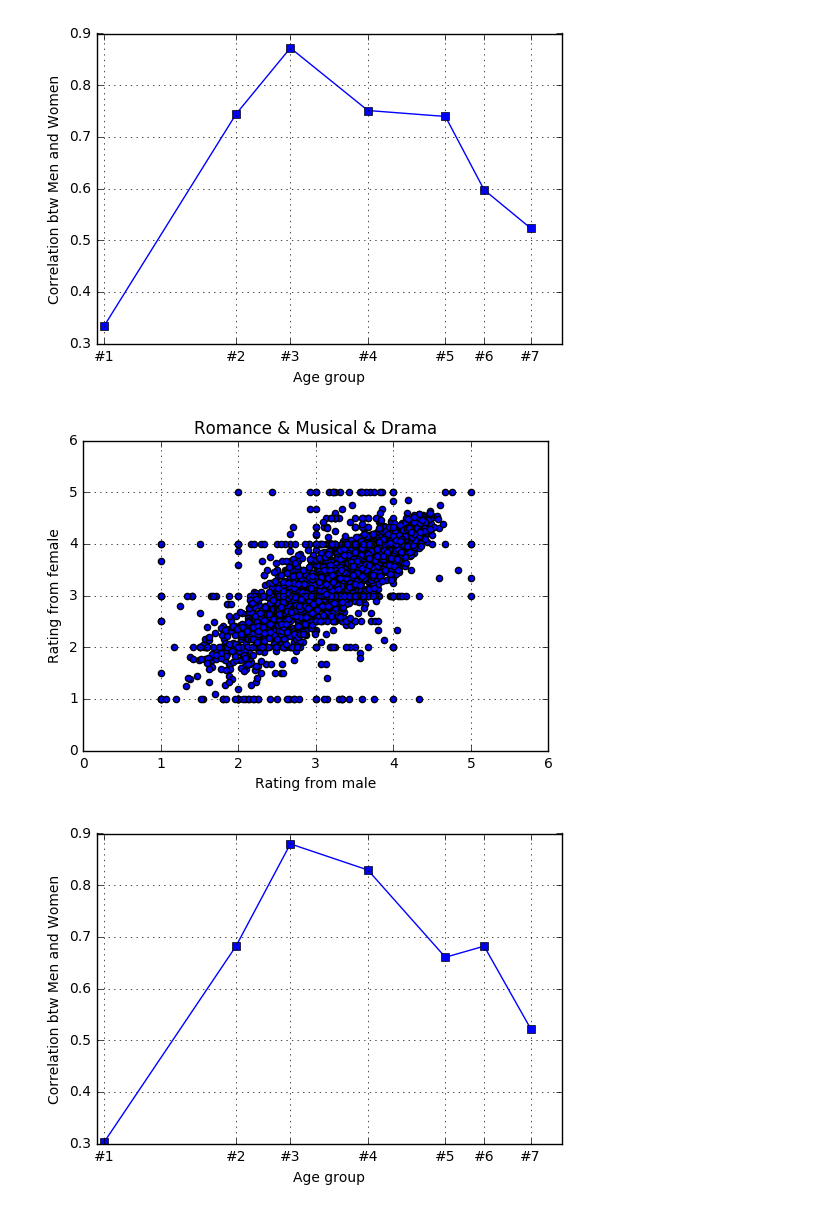
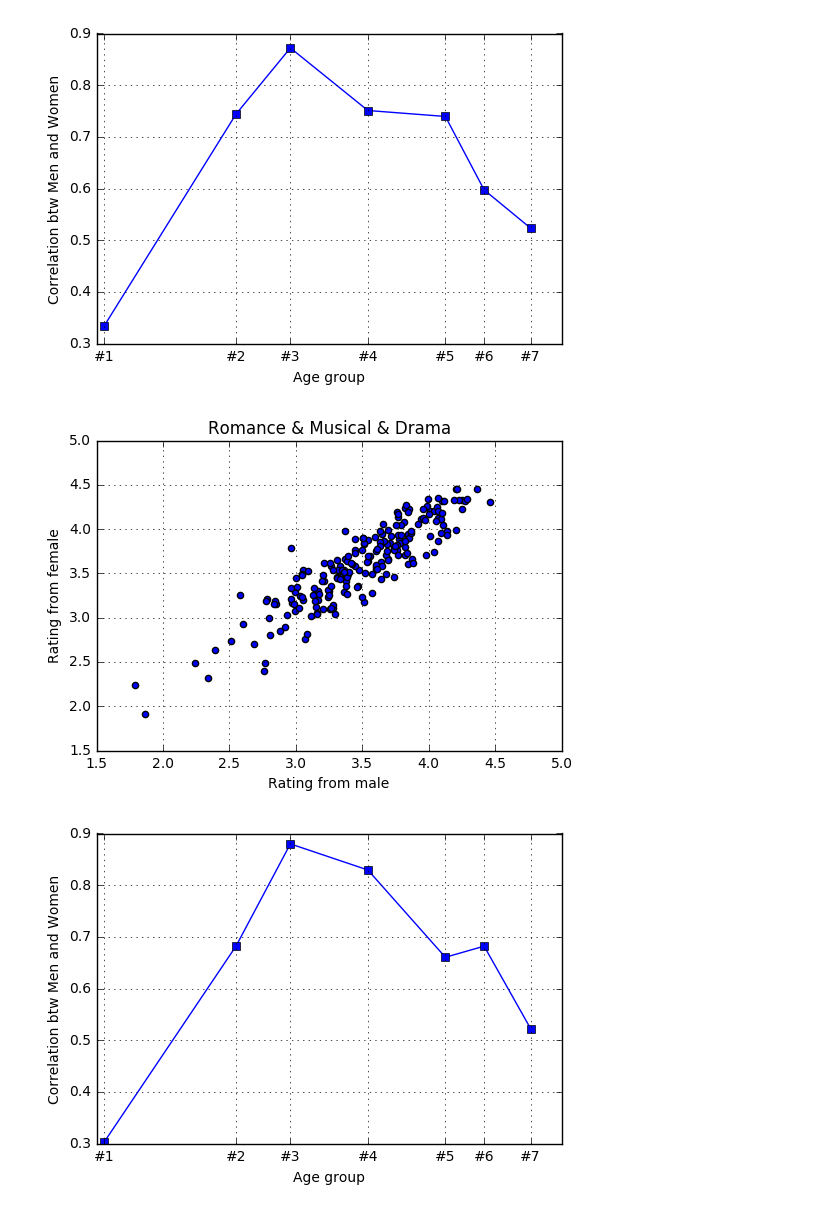
Before and after one commit to GuanxiongLiu/DS501, a Jupyter notebook: CaseStudy2/CaseStudy2.ipynb, the cells around one changed output. Cells and saved outputs as stored; diff of their text form; code cells hidden in the pictures.

```diff
--- a/CaseStudy2/CaseStudy2.ipynb
+++ b/CaseStudy2/CaseStudy2.ipynb
@@ -486,19 +485,17 @@ plt.show()
 [figure]
 # %%
 # group 2
-# Romance & Musical
-group_res = movie_2.groupby(['MovieID'], as_index=False)
-group_res = group_res['Rating'].agg('count')
-table = df.pivot_table('Rating', index='MovieID', columns='Gender', aggfunc='mean')
+# Romance & Musical & Drama
+table = movie_2.pivot_table('Rating', index='MovieID', columns='Gender', aggfunc='mean')
 
 plt.scatter(table['M'], table['F'])
 plt.xlabel('Rating from male')
 plt.ylabel('Rating from female')
 plt.title('Romance & Musical & Drama')
 plt.grid(True)
 plt.show()
 # %% [output]
-[figure, old version]
+[figure, new version]
 # %%
 ages = df['Age'].unique().tolist()
 ages.sort()
```
Also changed, not shown: parts of 4 cells of this notebook.
